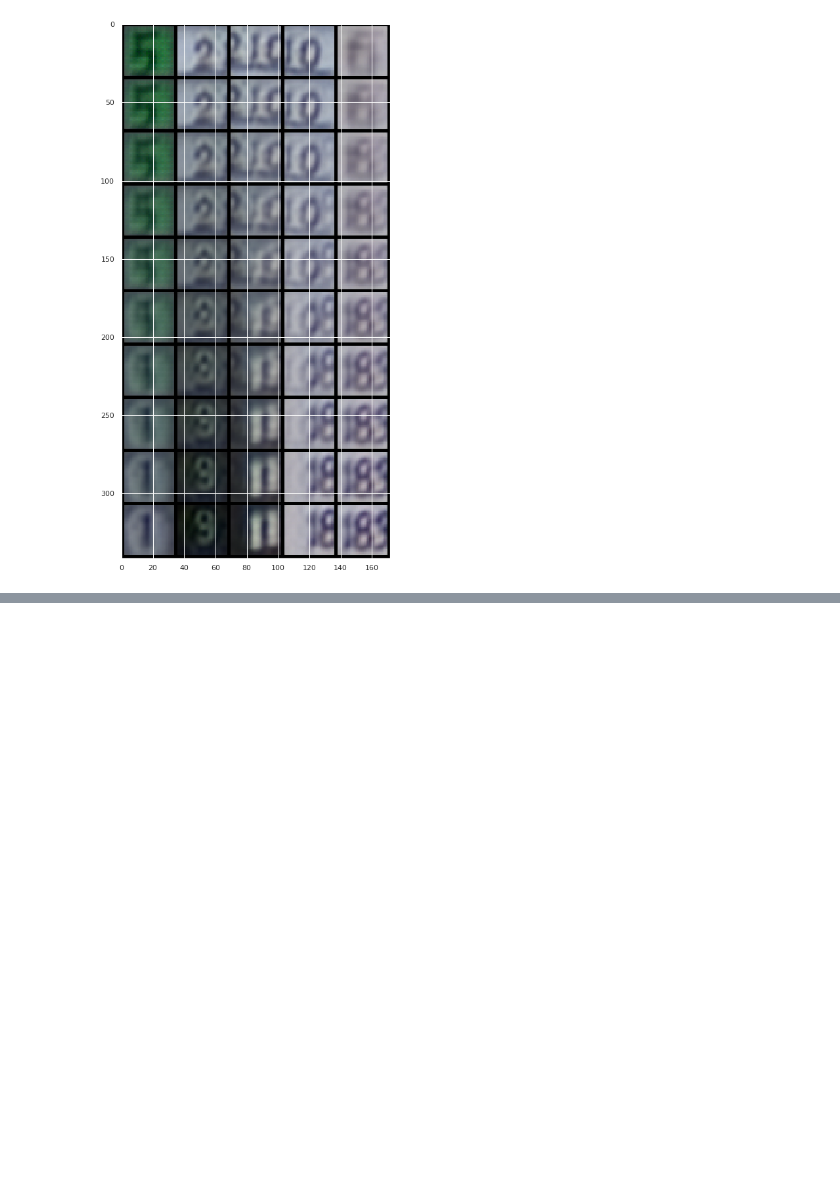
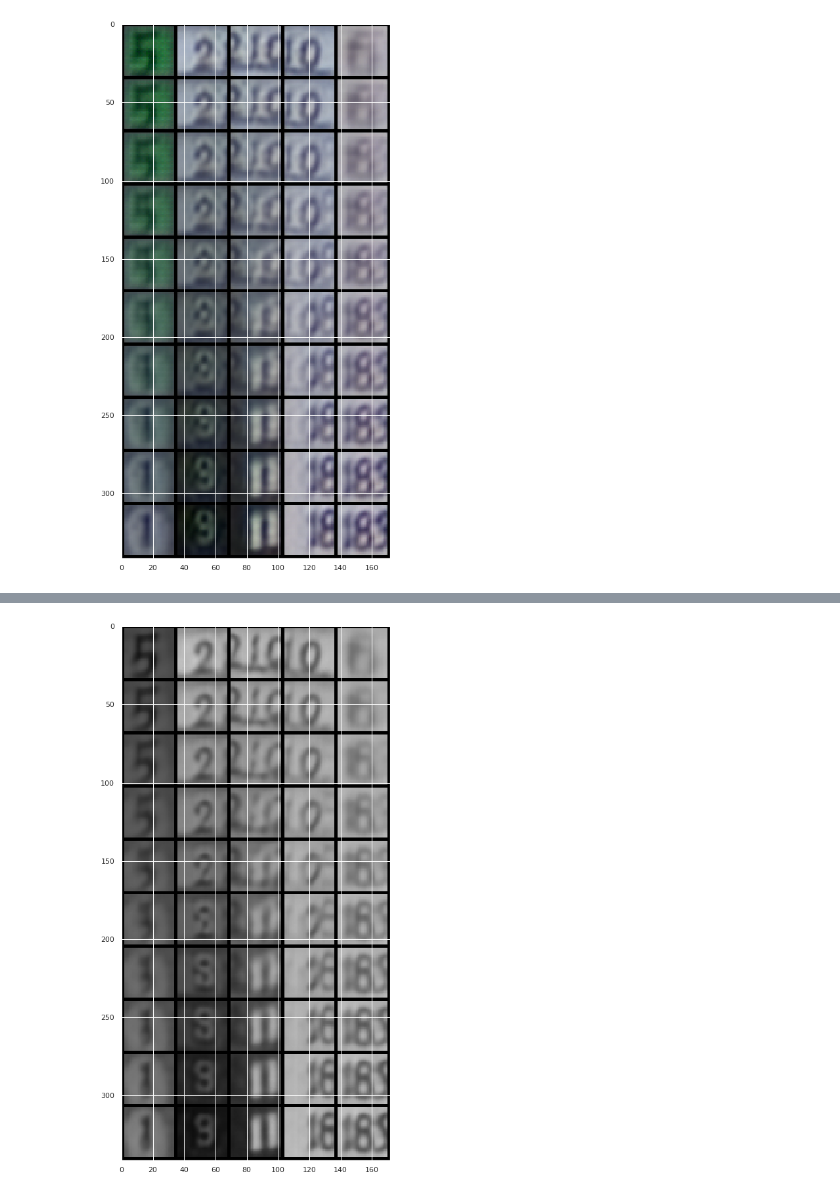
Before and after one commit to vladimirrim/DUL, a Jupyter notebook: Hw_4_2.ipynb, the cells around one changed output, grey strips where cells are left out. Drawn from its saved outputs; the diff is of its cells as text; code cells hidden in the pictures; blank space fills up the shorter version.

```diff
--- a/Hw_4_2.ipynb
+++ b/Hw_4_2.ipynb
@@ -246,0 +428,4 @@ Clipping input data to the valid range for imshow with RGB data ([0..1] for floa
+# %%
+show_interpolation(model)
+# %% [output]
+[figure, added]
```
Also changed, not shown: parts of 17 cells of this notebook.
